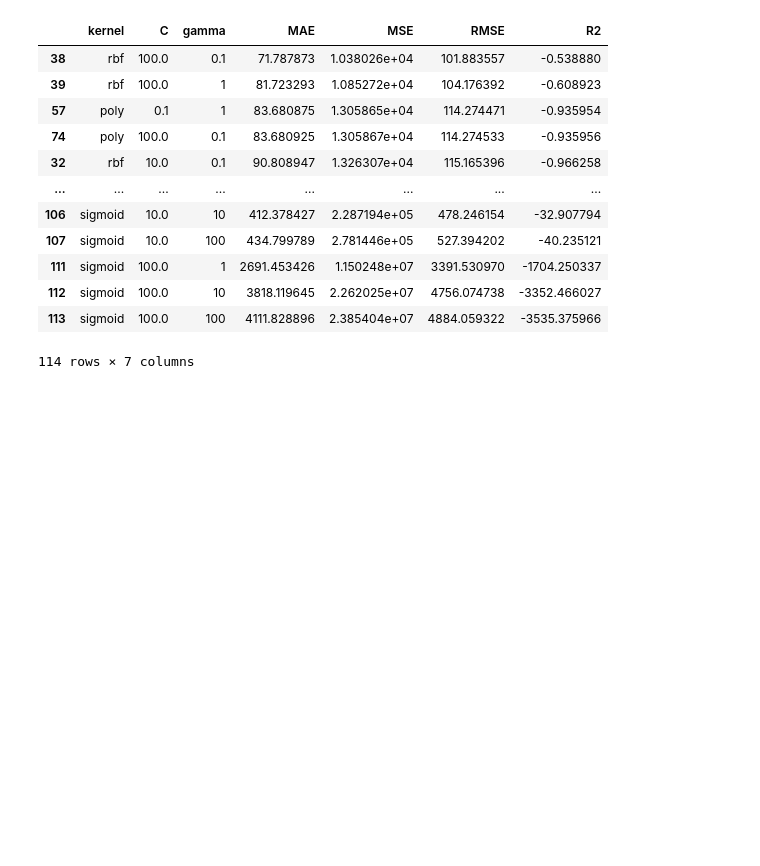
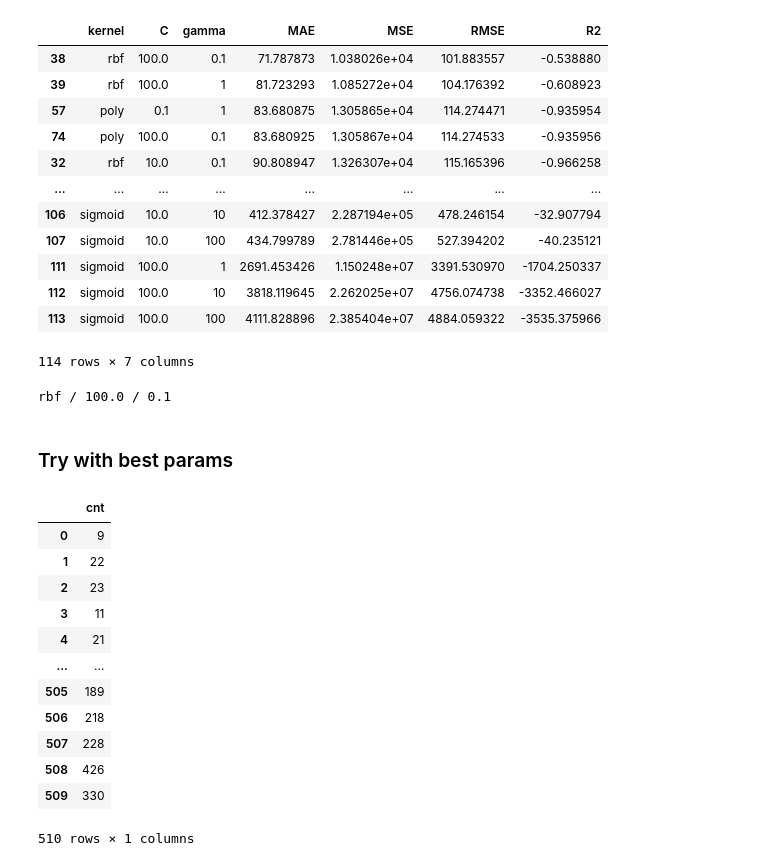
Before and after one commit to euisuk-chung/Bike-Share-Analysis, a Jupyter notebook: Notebooks/euisuk/04_run_SVR(uncleansed).ipynb, the cells around one changed output. Drawn from its saved outputs; the diff is of its cells as text; code cells hidden in the pictures; blank space fills up the shorter version.

```diff
--- a/Notebooks/euisuk/04_run_SVR(uncleansed).ipynb
+++ b/Notebooks/euisuk/04_run_SVR(uncleansed).ipynb
@@ -40,12 +41,12 @@ c_list = [0.001, 0.01, 0.1, 1, 10, 100]
 g_list = [0.001, 0.01, 0.1, 1, 10, 100]
 k_list = ['linear', 'rbf', 'poly', 'sigmoid']
 # %%
-def grid_search_SVR(train_data, val_data, c_list, g_list, k_list):
+def grid_search_SVR(train_data, valid_data, c_list, g_list, k_list):
     # set data
     X_train = train_data[X_param]
     y_train = train_data[y_param]
-    X_test = val_data[X_param]
-    y_test = val_data[y_param]
+    X_test = valid_data[X_param]
+    y_test = valid_data[y_param]
 
     # scale data
     sc=StandardScaler()
@@ -131,7 +132,8 @@ svr_result.head()
 | 3 | linear | 1.000 | None | 125.148096 | 21412.667067 | 146.330677 | -2.174442 |
 | 4 | linear | 10.000 | None | 122.723341 | 20768.620817 | 144.113222 | -2.078961 |
 # %%
-svr_result.sort_values(by=['MAE'], axis=0)
+svr_result=svr_result.sort_values(by=['MAE'], axis=0)
+svr_result
 # %% [output]
 |  | kernel | C | gamma | MAE | MSE | RMSE | R2 |
 | 38 | rbf | 100.0 | 0.1 | 71.787873 | 1.038026e+04 | 101.883557 | -0.538880 |
@@ -146,6 +148,15 @@ svr_result.sort_values(by=['MAE'], axis=0)
 | 112 | sigmoid | 100.0 | 10 | 3818.119645 | 2.262025e+07 | 4756.074738 | -3352.466027 |
 | 113 | sigmoid | 100.0 | 100 | 4111.828896 | 2.385404e+07 | 4884.059322 | -3535.375966 |
 114 rows × 7 columns
+# %%
+best_kernel = svr_result.iloc[0][0]
+best_C = svr_result.iloc[0][1]
+best_gamma = svr_result.iloc[0][2]
+print(best_kernel, '/', best_C, '/', best_gamma)
+# %% [output]
+rbf / 100.0 / 0.1
+# %% [markdown]
+### Try with best params
 # %%
 # try with best param
 X_train = train_data[X_param]
@@ -166,0 +180,16 @@ fig.show()
+# %%
+y_train
+# %% [output]
+|  | cnt |
+| 0 | 9 |
+| 1 | 22 |
+| 2 | 23 |
+| 3 | 11 |
+| 4 | 21 |
+| ... | ... |
+| 505 | 189 |
+| 506 | 218 |
+| 507 | 228 |
+| 508 | 426 |
+| 509 | 330 |
+510 rows × 1 columns
```
Also changed, not shown: parts of 13 cells of this notebook, 3 other files.
